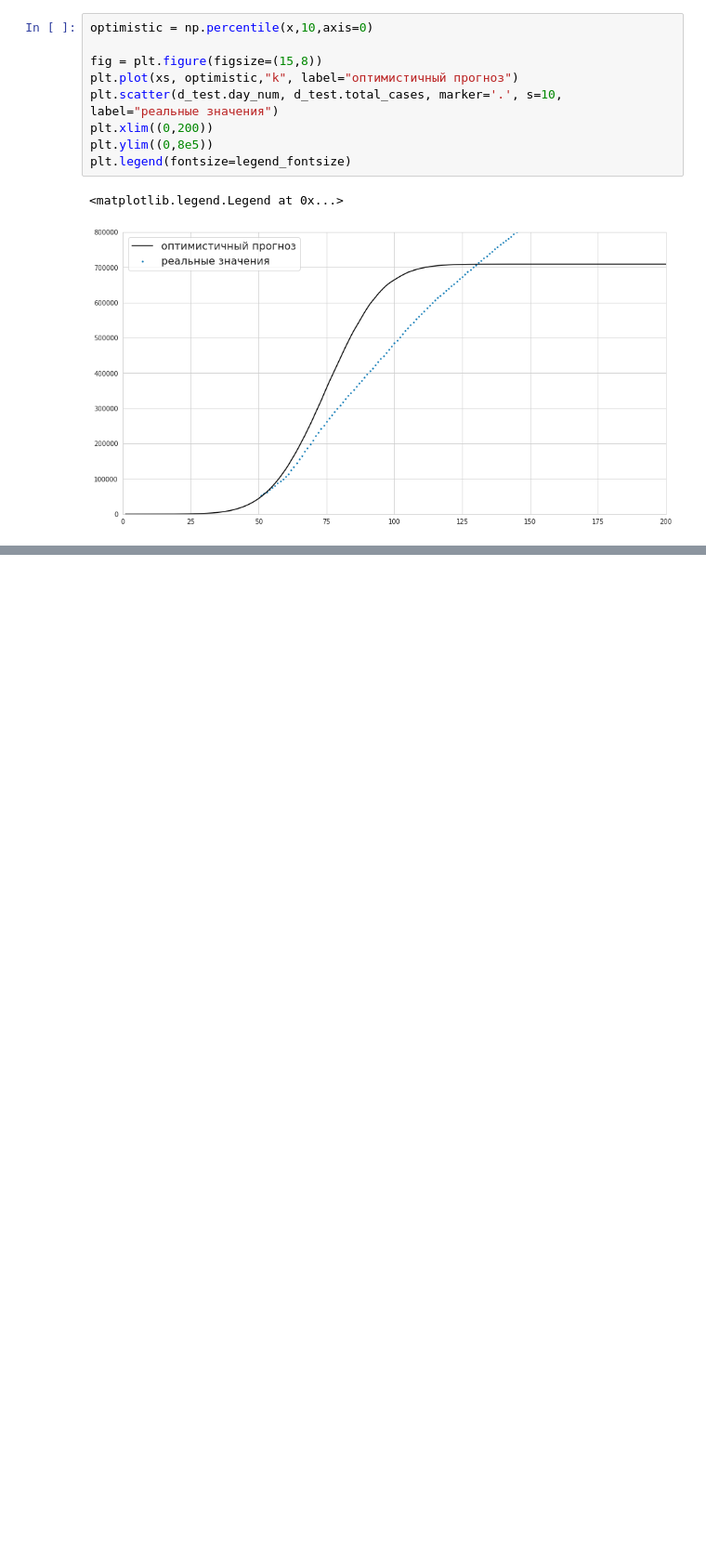
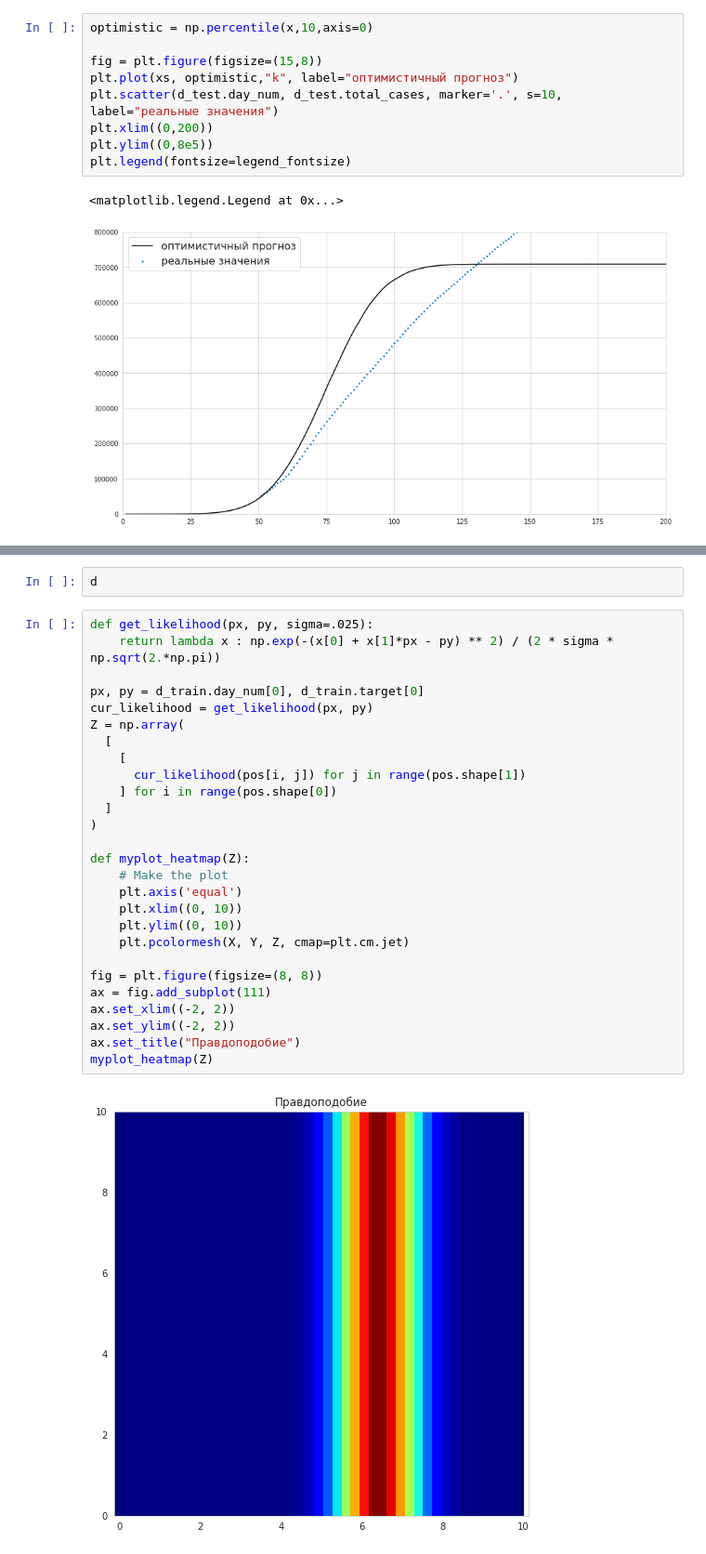
Before and after one commit to roman-4erkasov/made-adv-ml, a Jupyter notebook: adv_ml_hw01.ipynb, the cells around one changed output, grey strips where cells are left out. Shown at 93% size. Drawn from its saved outputs; the diff is of its cells as text; blank space fills up the shorter version.

```diff
--- a/adv_ml_hw01.ipynb
+++ b/adv_ml_hw01.ipynb
@@ -701,0 +898,31 @@ plt.legend(fontsize=legend_fontsize)
+# %%
+d
+# %%
+def get_likelihood(px, py, sigma=.025):
+    return lambda x : np.exp(-(x[0] + x[1]*px - py) ** 2) / (2 * sigma * np.sqrt(2.*np.pi))
+
+px, py = d_train.day_num[0], d_train.target[0]
+cur_likelihood = get_likelihood(px, py)
+Z = np.array(
+  [
+    [
+      cur_likelihood(pos[i, j]) for j in range(pos.shape[1])
+    ] for i in range(pos.shape[0])
+  ]
+)
+
+def myplot_heatmap(Z):
+    # Make the plot
+    plt.axis('equal')
+    plt.xlim((0, 10))
+    plt.ylim((0, 10))
+    plt.pcolormesh(X, Y, Z, cmap=plt.cm.jet)
+
+fig = plt.figure(figsize=(8, 8))
+ax = fig.add_subplot(111)
+ax.set_xlim((-2, 2))
+ax.set_ylim((-2, 2))
+ax.set_title("Правдоподобие")
+myplot_heatmap(Z)
+# %% [output]
+[figure, added]
```
Also changed, not shown: parts of 13 cells of this notebook.
